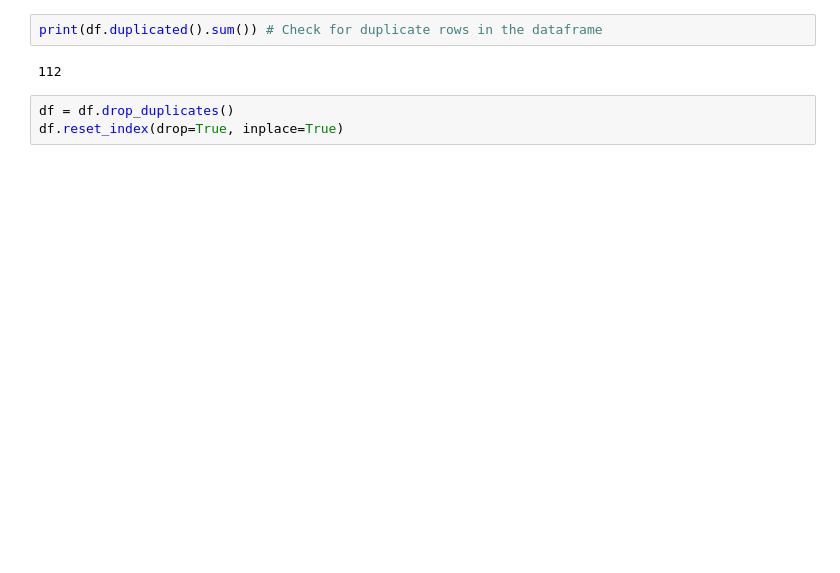
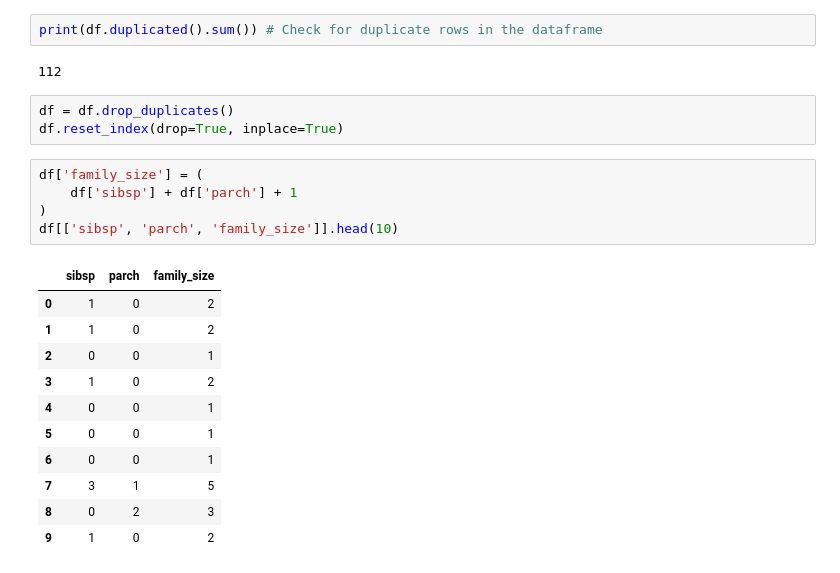
Before and after one commit to TangoRomeo80/Python-D-Summer-25-26, a Jupyter notebook: Final/data-processing.ipynb, the cells around one changed output. Drawn from its saved outputs; the diff is of its cells as text; blank space fills up the shorter version.

```diff
--- a/Final/data-processing.ipynb
+++ b/Final/data-processing.ipynb
@@ -260,3 +258,20 @@ print(df.duplicated().sum()) # Check for duplicate rows in the dataframe
 # %%
 df = df.drop_duplicates()
 df.reset_index(drop=True, inplace=True)
+# %%
+df['family_size'] = (
+    df['sibsp'] + df['parch'] + 1
+)
+df[['sibsp', 'parch', 'family_size']].head(10)
+# %% [output]
+|  | sibsp | parch | family_size |
+| 0 | 1 | 0 | 2 |
+| 1 | 1 | 0 | 2 |
+| 2 | 0 | 0 | 1 |
+| 3 | 1 | 0 | 2 |
+| 4 | 0 | 0 | 1 |
+| 5 | 0 | 0 | 1 |
+| 6 | 0 | 0 | 1 |
+| 7 | 3 | 1 | 5 |
+| 8 | 0 | 2 | 3 |
+| 9 | 1 | 0 | 2 |
```
Also changed, not shown: parts of 12 cells of this notebook, 1 other file.
